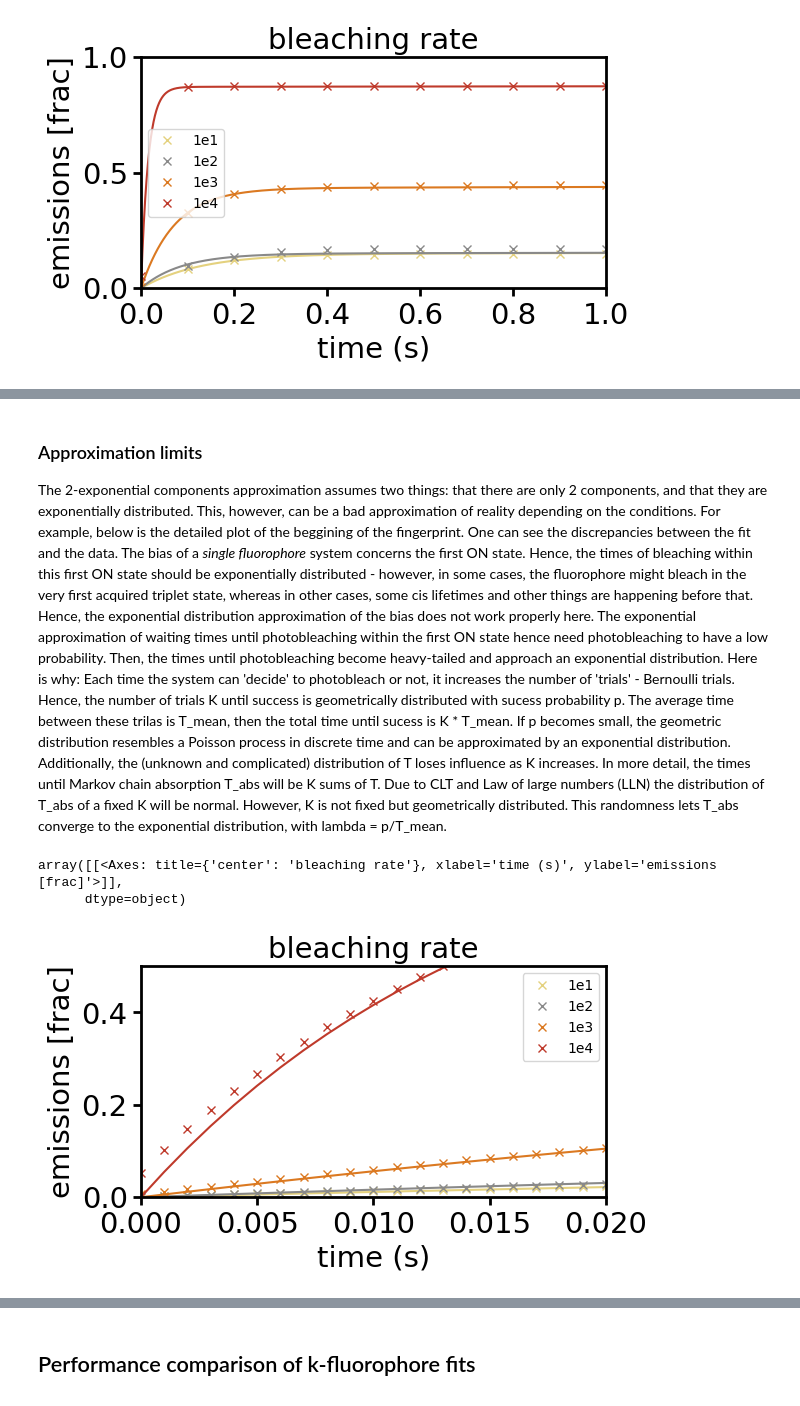
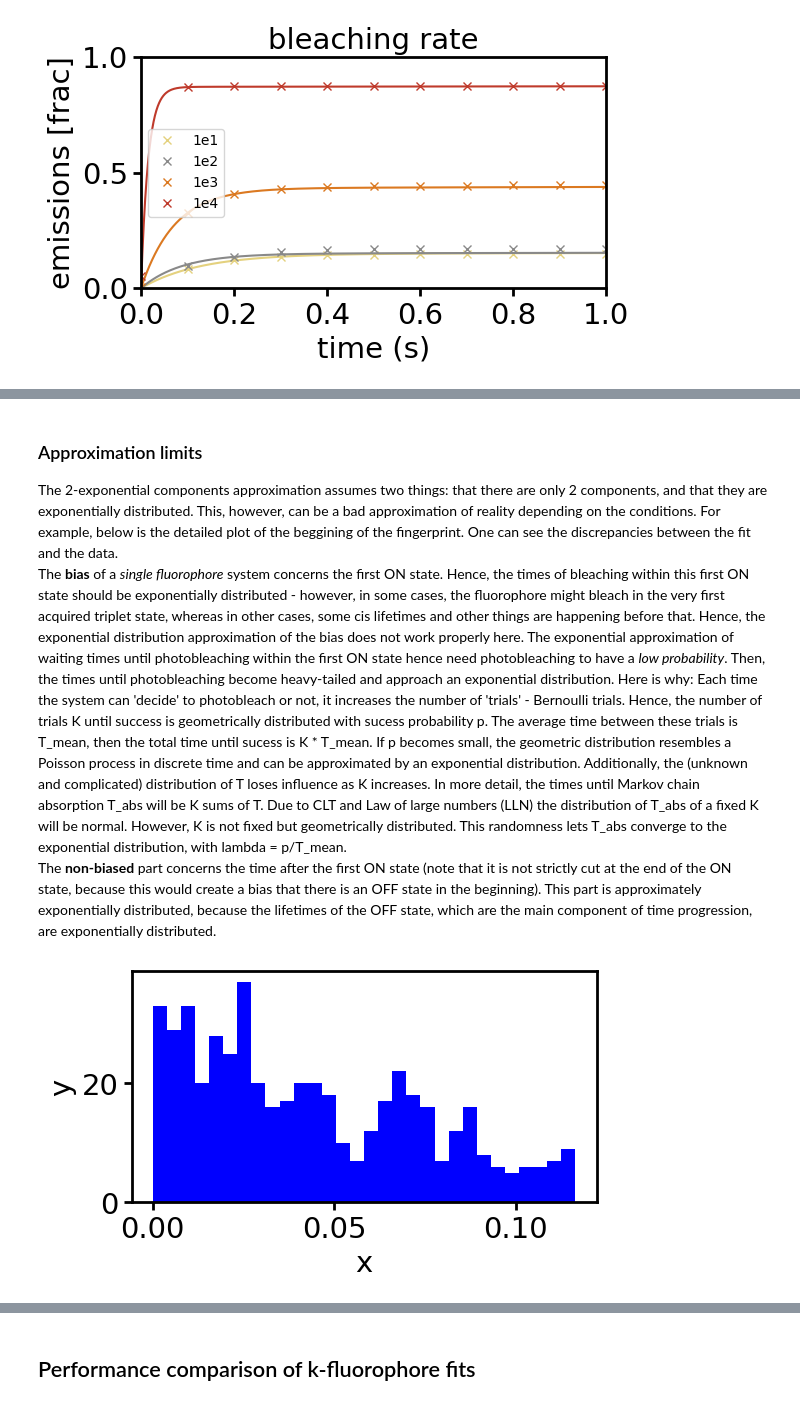
Before and after one commit to super-resolution/Fluopy, a Jupyter notebook: notebooks/cy5/simulations/Chapter I/Fitting procedure/1 fluorophore.ipynb, the cells around one changed output, grey strips where cells are left out. Drawn from its saved outputs; the diff is of its cells as text; code cells hidden in the pictures.

```diff
--- a/notebooks/cy5/simulations/Chapter I/Fitting procedure/1 fluorophore.ipynb
+++ b/notebooks/cy5/simulations/Chapter I/Fitting procedure/1 fluorophore.ipynb
@@ -65,7 +67,7 @@ for _ in identifiers:
     fingerprints_discard.append(pd.Series(np.zeros(299001),
                                       np.round(np.linspace(1, 300, 299001), decimals=12),
                                       dtype=np.int32))
-folder_path = r"D:\simulation_data\bl_rate"
+folder_path = r"C:\Users\vie43sq\Desktop\Simulations\simulation_data\bl_rate"
 for file in glob.glob(folder_path + "/*"):
     if file.endswith(".npy"):
         bleaching_times_all.append(np.load(file))
@@ -155,22 +185,12 @@ array([[<Axes: title={'center': 'bleaching rate'}, xlabel='time (s)', ylabel='em
 # %% [markdown]
 ### Approximation limits
 The 2-exponential components approximation assumes two things: that there are only 2 components, and that they are exponentially distributed. This, however, can be a bad approximation of reality depending on the conditions.
-For example, below is the detailed plot of the beggining of the fingerprint. One can see the discrepancies between the fit and the data. The bias of a *single fluorophore* system concerns the first ON state. Hence, the times of bleaching within this first ON state should be exponentially distributed - however, in some cases, the fluorophore might bleach in the very first acquired triplet state, whereas in other cases, some cis lifetimes and other things are happening before that. Hence, the exponential distribution approximation of the bias does not work properly here.
-The exponential approximation of waiting times until photobleaching within the first ON state hence need photobleaching to have a low probability. Then, the times until photobleaching become heavy-tailed and approach an exponential distribution. Here is why: Each time the system can 'decide' to photobleach or not, it increases the number of 'trials' - Bernoulli trials. Hence, the number of trials K until success is geometrically distributed with sucess probability p. The average time between these trilas is T_mean, then the total time until sucess is K * T_mean. If p becomes small, the geometric distribution resembles a Poisson process in discrete time and can be approximated by an exponential distribution. Additionally, the (unknown and complicated) distribution of T loses influence as K increases. In more detail, the times until Markov chain absorption T_abs will be K sums of T. Due to CLT and Law of large numbers (LLN) the distribution of T_abs of a fixed K will be normal. However, K is not fixed but geometrically distributed. This randomness lets T_abs converge to the exponential distribution, with lambda = p/T_mean.
+For example, below is the detailed plot of the beggining of the fingerprint. One can see the discrepancies between the fit and the data. \
+The **bias** of a *single fluorophore* system concerns the first ON state. Hence, the times of bleaching within this first ON state should be exponentially distributed - however, in some cases, the fluorophore might bleach in the very first acquired triplet state, whereas in other cases, some cis lifetimes and other things are happening before that. Hence, the exponential distribution approximation of the bias does not work properly here.
+The exponential approximation of waiting times until photobleaching within the first ON state hence need photobleaching to have a *low probability*. Then, the times until photobleaching become heavy-tailed and approach an exponential distribution. Here is why: Each time the system can 'decide' to photobleach or not, it increases the number of 'trials' - Bernoulli trials. Hence, the number of trials K until success is geometrically distributed with sucess probability p. The average time between these trials is T_mean, then the total time until sucess is K * T_mean. If p becomes small, the geometric distribution resembles a Poisson process in discrete time and can be approximated by an exponential distribution. Additionally, the (unknown and complicated) distribution of T loses influence as K increases. In more detail, the times until Markov chain absorption T_abs will be K sums of T. Due to CLT and Law of large numbers (LLN) the distribution of T_abs of a fixed K will be normal. However, K is not fixed but geometrically distributed. This randomness lets T_abs converge to the exponential distribution, with lambda = p/T_mean. \
+The **non-biased** part concerns the time after the first ON state (note that it is not strictly cut at the end of the ON state, because this would create a bias that there is an OFF state in the beginning). This part is approximately exponentially distributed, because the lifetimes of the OFF state, which are the main component of time progression, are exponentially distributed.
-# %%
-labels = ['1e1', '1e2', '1e3', '1e4']
-colors = ['#E4D17E', '#898989', '#DB7921', '#BF3A2B']
-ax = None
-x = np.linspace(0, 300, 300001)
-for (fingerprint, parameters, label, color) in zip(fingerprints_all, parameters_all_fit_cdf, labels, colors):
-    pi, lambda1, lambda2 = parameters
-    if ax is None:
-        ax = fi.universal_figure(data=[fingerprint.index, fingerprint], label=label, color=color, marker='x', linestyle='')
-    else:
-        fi.universal_figure(data=[fingerprint.index, fingerprint], axes=ax[0], label=label, color=color, marker='x', linestyle='')
-    fi.universal_figure(data=[x, dist.two_expon_mixture_cdf(x, lambda1, lambda2, pi)], axes=ax[0], color=color)
-fi.universal_figure(title='bleaching rate', ylabel='emissions [frac]', xlabel='time (s)', legend=True, axes=ax[0], xlim=[0, 0.02], ylim=[0, 0.5])
-# %% [output]
-array([[<Axes: title={'center': 'bleaching rate'}, xlabel='time (s)', ylabel='emissions [frac]'>]],
-      dtype=object)
-[figure, removed]
+# %%
+data = np.sort(bleaching_times_all[2][:, 0])[:500]
+ax = fi.universal_figure(type_='hist', bins=30, data=data, density=False)
+# %% [output]
+[figure, added]
```
Also changed, not shown: parts of 16 cells of this notebook, 9 other files.
